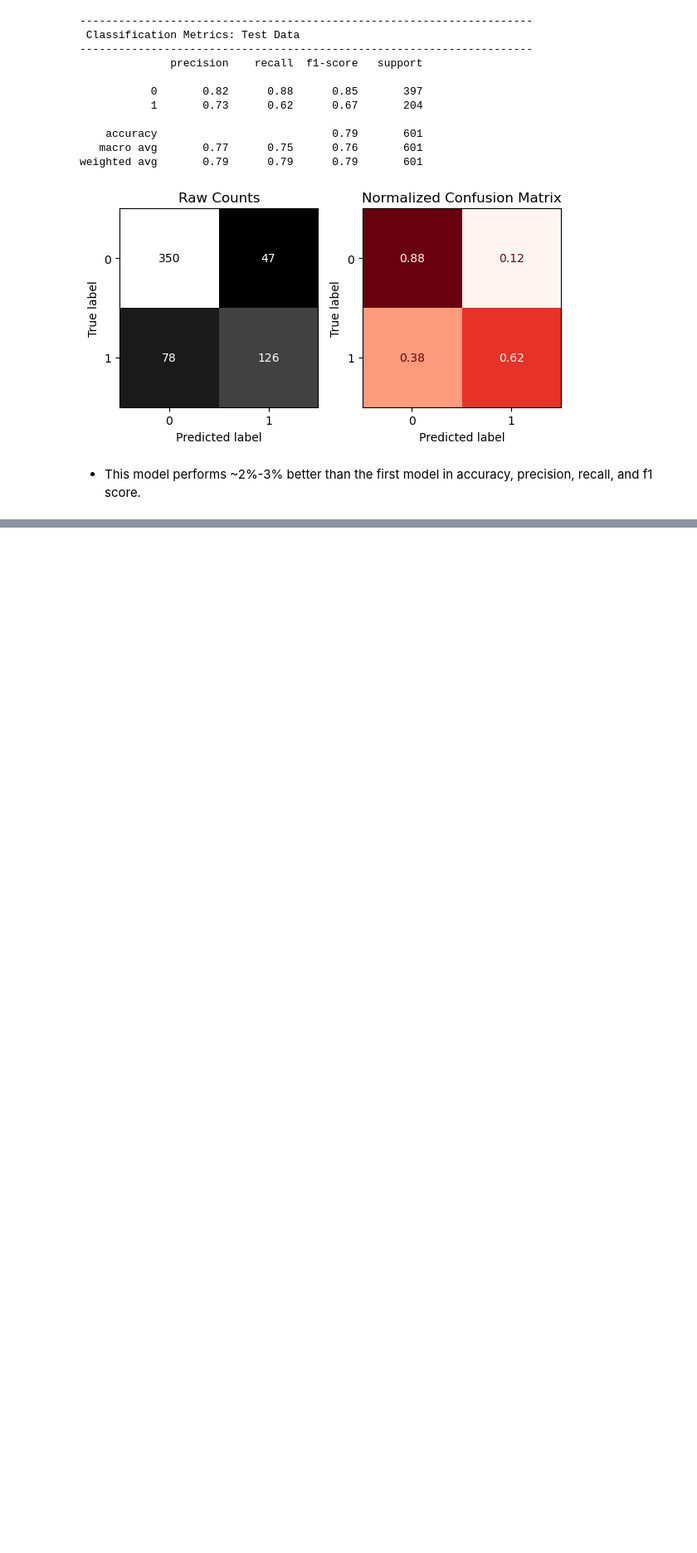
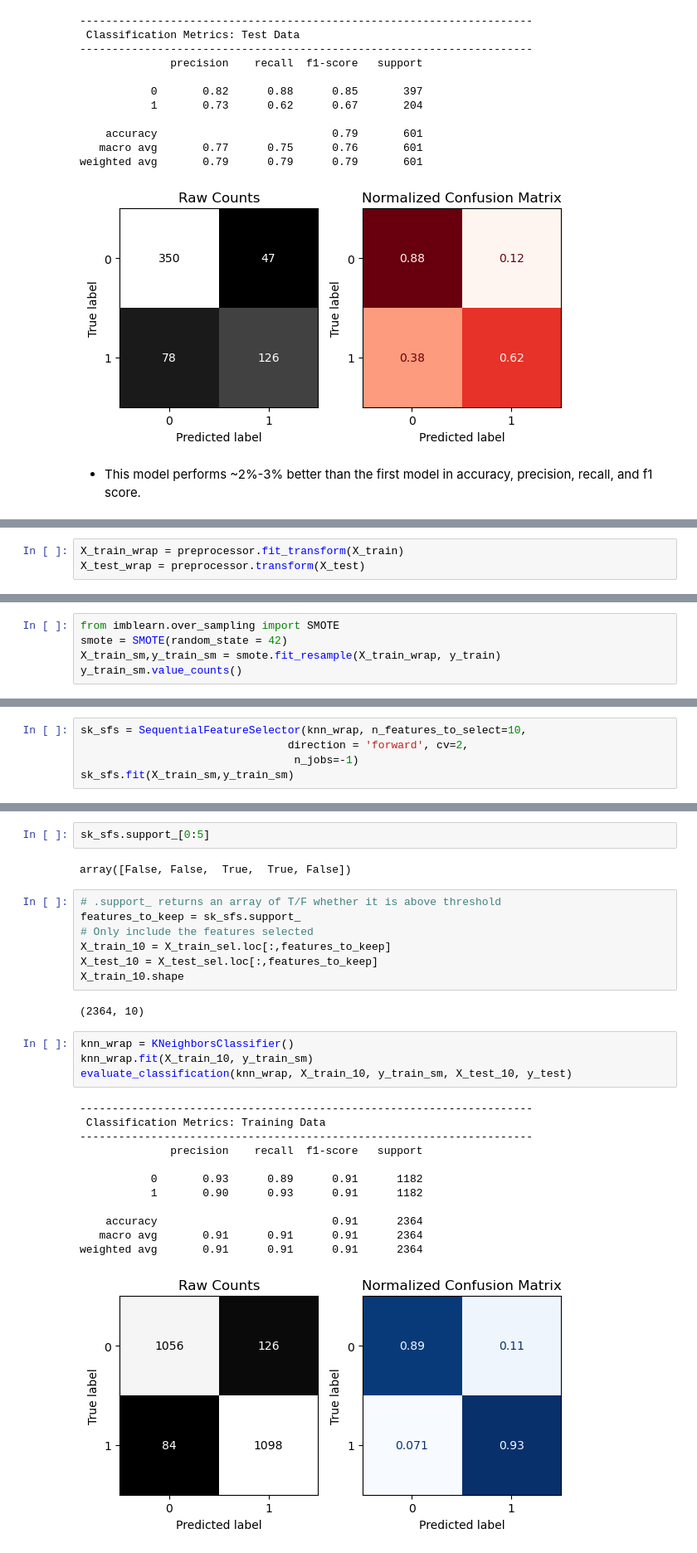
Before and after one commit to Gondram/Metabolic-Syndrome-Prediction, a Jupyter notebook: Part 2.ipynb, the cells around one changed output, grey strips where cells are left out. Shown: that part at 83% size. Drawn from its saved outputs; the diff is of its cells as text; blank space fills up the shorter version.

```diff
--- a/Part 2.ipynb
+++ b/Part 2.ipynb
@@ -507,0 +510,3 @@ weighted avg       0.79      0.79      0.79       601
+# %%
+X_train_wrap = preprocessor.fit_transform(X_train)
+X_test_wrap = preprocessor.transform(X_test)
@@ -507,0 +519,5 @@ weighted avg       0.79      0.79      0.79       601
+# %%
+from imblearn.over_sampling import SMOTE
+smote = SMOTE(random_state = 42)
+X_train_sm,y_train_sm = smote.fit_resample(X_train_wrap, y_train)
+y_train_sm.value_counts()
@@ -507,0 +528,5 @@ weighted avg       0.79      0.79      0.79       601
+# %%
+sk_sfs = SequentialFeatureSelector(knn_wrap, n_features_to_select=10,
+                                direction = 'forward', cv=2,
+                                 n_jobs=-1)
+sk_sfs.fit(X_train_sm,y_train_sm)
@@ -507,0 +536,30 @@ weighted avg       0.79      0.79      0.79       601
+# %%
+sk_sfs.support_[0:5]
+# %% [output]
+array([False, False,  True,  True, False])
+# %%
+# .support_ returns an array of T/F whether it is above threshold
+features_to_keep = sk_sfs.support_
+# Only include the features selected
+X_train_10 = X_train_sel.loc[:,features_to_keep]
+X_test_10 = X_test_sel.loc[:,features_to_keep]
+X_train_10.shape
+# %% [output]
+(2364, 10)
+# %%
+knn_wrap = KNeighborsClassifier()
+knn_wrap.fit(X_train_10, y_train_sm)
+evaluate_classification(knn_wrap, X_train_10, y_train_sm, X_test_10, y_test)
+# %% [output]
+----------------------------------------------------------------------
+ Classification Metrics: Training Data
+----------------------------------------------------------------------
+              precision    recall  f1-score   support
+
+           0       0.93      0.89      0.91      1182
+           1       0.90      0.93      0.91      1182
+
+    accuracy                           0.91      2364
+   macro avg       0.91      0.91      0.91      2364
+weighted avg       0.91      0.91      0.91      2364
+[figure, added]
```
Also changed, not shown: parts of 6 cells of this notebook.
